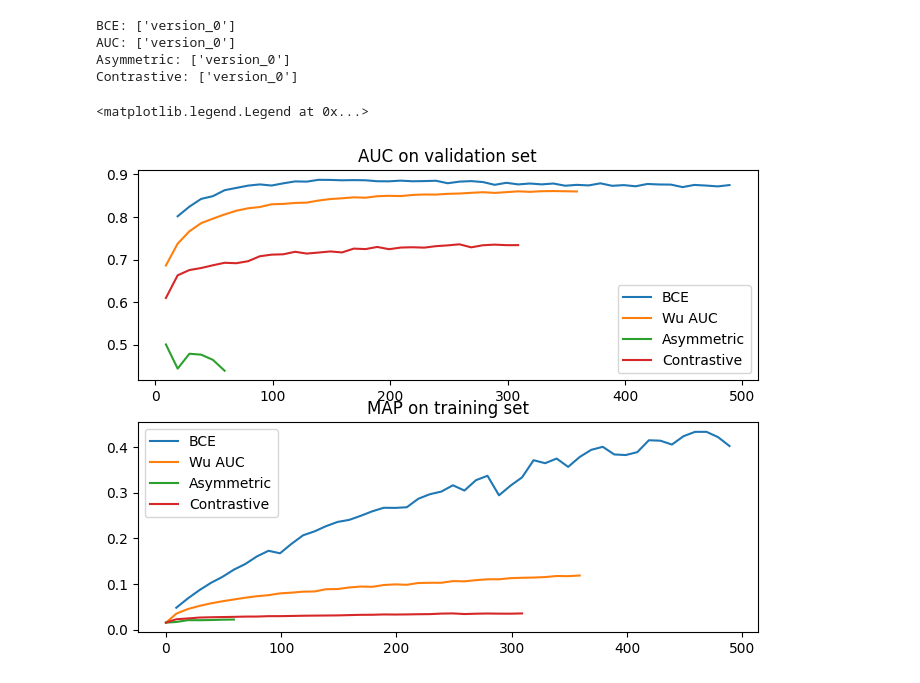
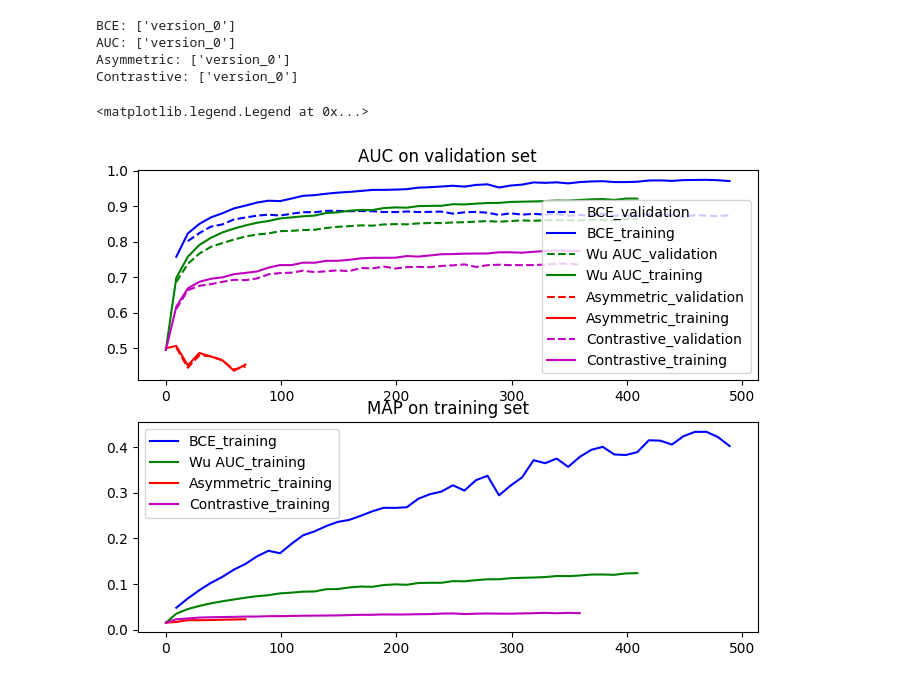
Before and after one commit to JoseFRuiz/audio-classification, a Jupyter notebook: performance.ipynb, the cells around one changed output. Drawn from its saved outputs; the diff is of its cells as text; code cells hidden in the pictures.

```diff
--- a/performance.ipynb
+++ b/performance.ipynb
@@ -113,45 +113,69 @@ Contrastive: ['version_0']
 # %%
 plt.figure(figsize=(8, 6))
 plt.subplot(211)
+
 x, y = df_bce["epoch"], df_bce["val_auc"]
 x = x[y.notna()]
 y = y[y.notna()]
-plt.plot(x[1:], y[1:], label="BCE")
+plt.plot(x[1:], y[1:], "b--", label="BCE_validation")
+x, y = df_bce["epoch"], df_bce["train_auc_eval"]
+x = x[y.notna()]
+y = y[y.notna()]
+plt.plot(x[1:], y[1:], "b-", label="BCE_training")
+
 x, y = df_auc["epoch"], df_auc["val_auc"]
 x = x[y.notna()]
 y = y[y.notna()]
-plt.plot(x, y, label="Wu AUC")
+plt.plot(x, y, "g--", label="Wu AUC_validation")
+x, y = df_auc["epoch"], df_auc["train_auc_eval"]
+x = x[y.notna()]
+y = y[y.notna()]
+plt.plot(x, y, "g-", label="Wu AUC_training")
+
+
 x, y = df_asymmetric["epoch"], df_asymmetric["val_auc"]
 x = x[y.notna()]
 y = y[y.notna()]
-plt.plot(x, y, label="Asymmetric")
+plt.plot(x, y, "r--", label="Asymmetric_validation")
+x, y = df_asymmetric["epoch"], df_asymmetric["train_auc_eval"]
+x = x[y.notna()]
+y = y[y.notna()]
+plt.plot(x, y, "r-", label="Asymmetric_training")
+
 x, y = df_contrastive["epoch"], df_contrastive["val_auc"]
 x = x[y.notna()]
 y = y[y.notna()]
-plt.plot(x, y, label="Contrastive")
+plt.plot(x, y, "m--", label="Contrastive_validation")
+x, y = df_contrastive["epoch"], df_contrastive["train_auc_eval"]
+x = x[y.notna()]
+y = y[y.notna()]
+plt.plot(x, y, "m-", label="Contrastive_training")
+
 plt.legend()
 plt.title("AUC on validation set")
 
 plt.subplot(212)
 x, y = df_bce["epoch"], df_bce["train_map_eval"]
 x = x[y.notna()]
 y = y[y.notna()]
-plt.plot(x[1:], y[1:], label="BCE")
+plt.plot(x[1:], y[1:], "b-", label="BCE_training")
 x, y = df_auc["epoch"], df_auc["train_map_eval"]
 x = x[y.notna()]
 y = y[y.notna()]
-plt.plot(x, y, label="Wu AUC")
+plt.plot(x, y, "g-", label="Wu AUC_training")
+
 x, y = df_asymmetric["epoch"], df_asymmetric["train_map_eval"]
 x = x[y.notna()]
 y = y[y.notna()]
-plt.plot(x, y, label="Asymmetric")
+plt.plot(x, y, "r-", label="Asymmetric_training")
+
 x, y = df_contrastive["epoch"], df_contrastive["train_map_eval"]
 x = x[y.notna()]
 y = y[y.notna()]
-plt.plot(x, y, label="Contrastive")
+plt.plot(x, y, "m-", label="Contrastive_training")
 plt.title("MAP on training set")
 
 plt.legend()
 # %% [output]
 <matplotlib.legend.Legend at 0x...>
-[figure, old version]
+[figure, new version]
```
